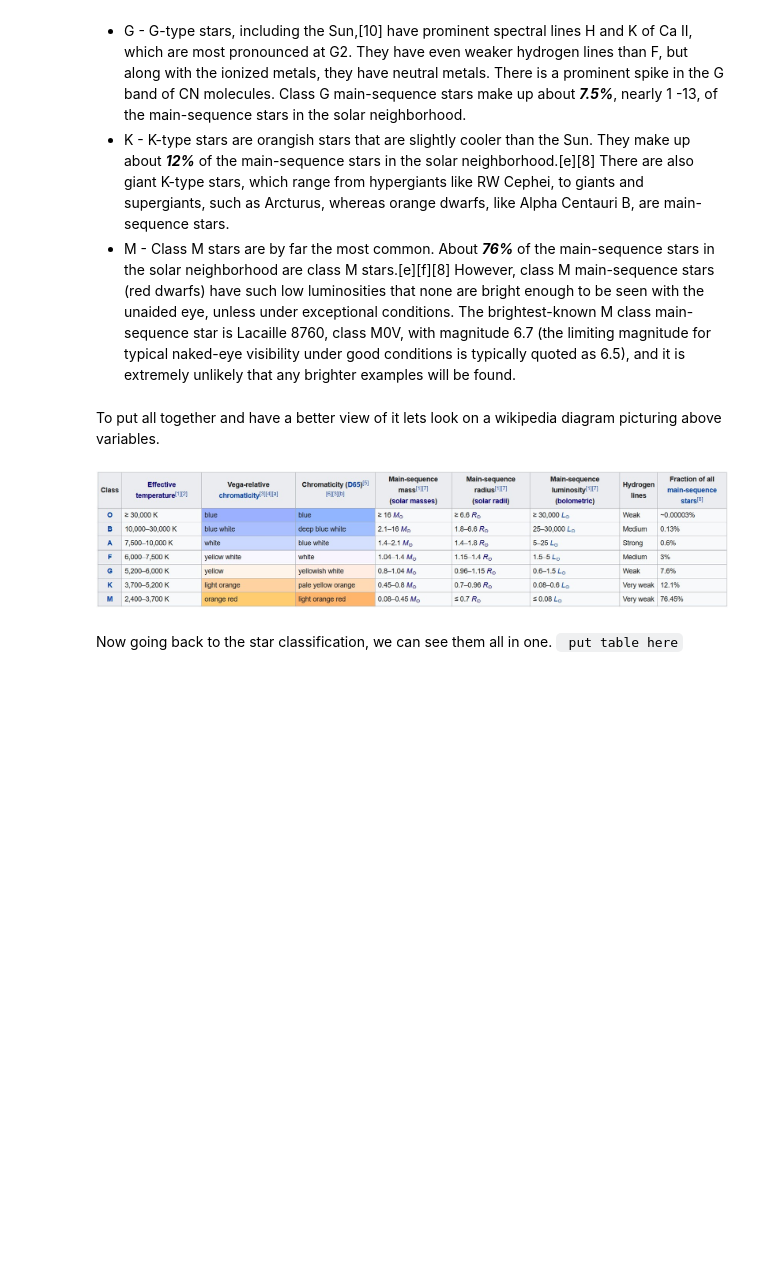
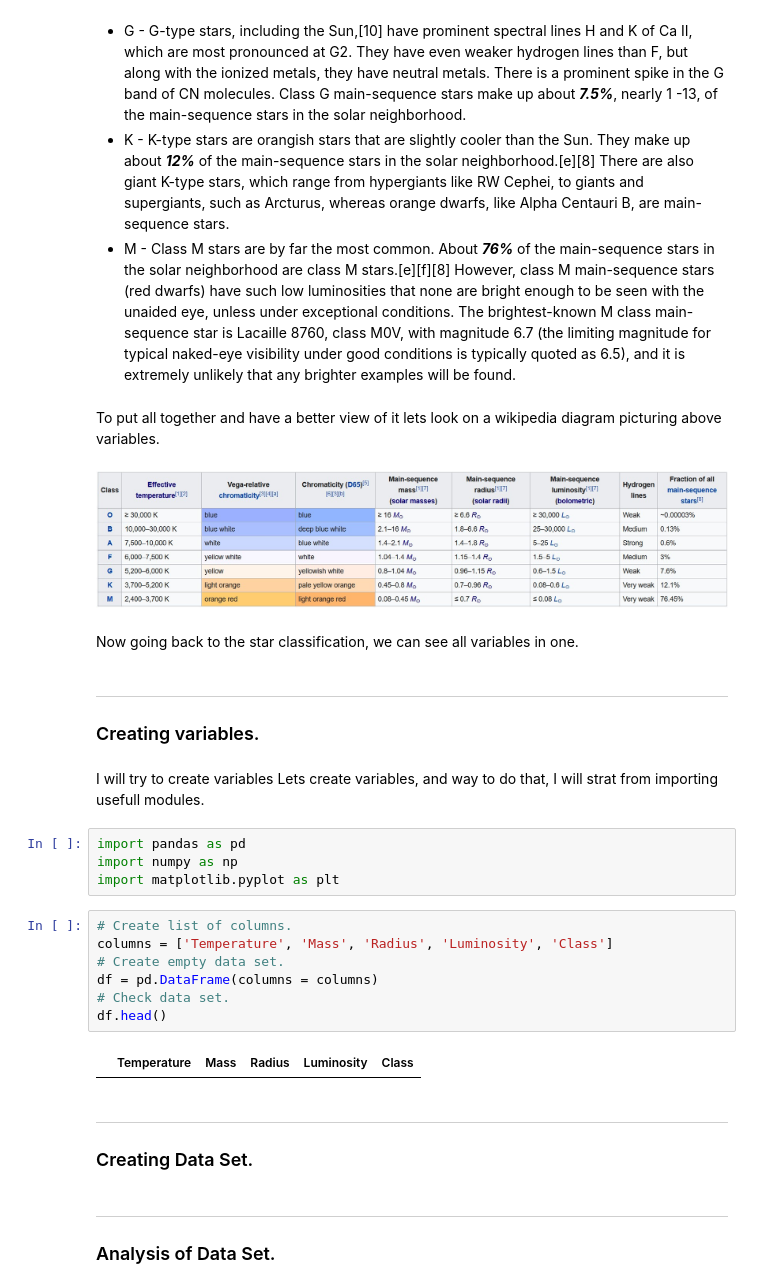
Before and after one commit to DracoNibilis/Stars_Project, a Jupyter notebook: stars_project.ipynb, the cells around one changed output. Drawn from its saved outputs; the diff is of its cells as text; blank space fills up the shorter version.

Commit message:
describing variables

````diff
--- a/stars_project.ipynb
+++ b/stars_project.ipynb
@@ -139,5 +137,29 @@ To put all together and have a better view of it lets look on a wikipedia diagra
 # %% [markdown]
 ![stars_classification.jpg](attachment:stars_classification.jpg)
 # %% [markdown]
-Now going back to the star classification, we can see them all in one.
-``` put table here```
+Now going back to the star classification, we can see all variables in one.
+# %% [markdown]
+***
+### Creating variables.
+# %% [markdown]
+I will try to create variables
+Lets create variables, and way to do that, I will strat from importing usefull modules.
+# %%
+import pandas as pd
+import numpy as np
+import matplotlib.pyplot as plt
+# %%
+# Create list of columns.
+columns = ['Temperature', 'Mass', 'Radius', 'Luminosity', 'Class']
+# Create empty data set.
+df = pd.DataFrame(columns = columns)
+# Check data set.
+df.head()
+# %% [output]
+|  | Temperature | Mass | Radius | Luminosity | Class |
+# %% [markdown]
+***
+### Creating Data Set.
+# %% [markdown]
+***
+### Analysis of Data Set.
````
Also changed, not shown: parts of 1 cell of this notebook.
